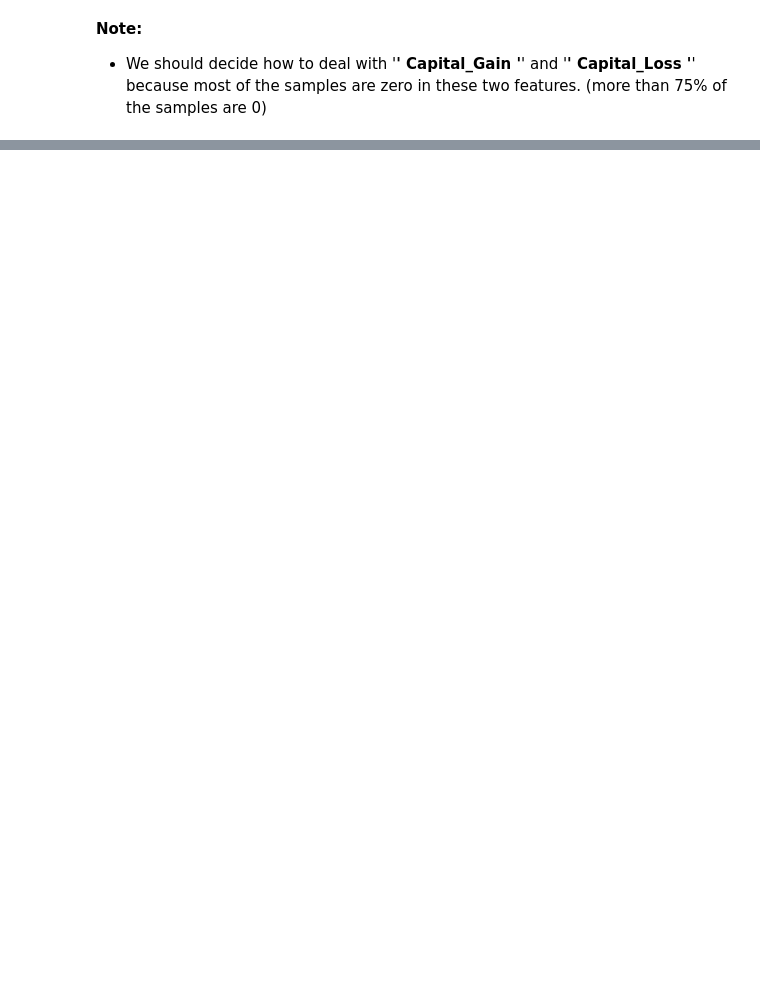
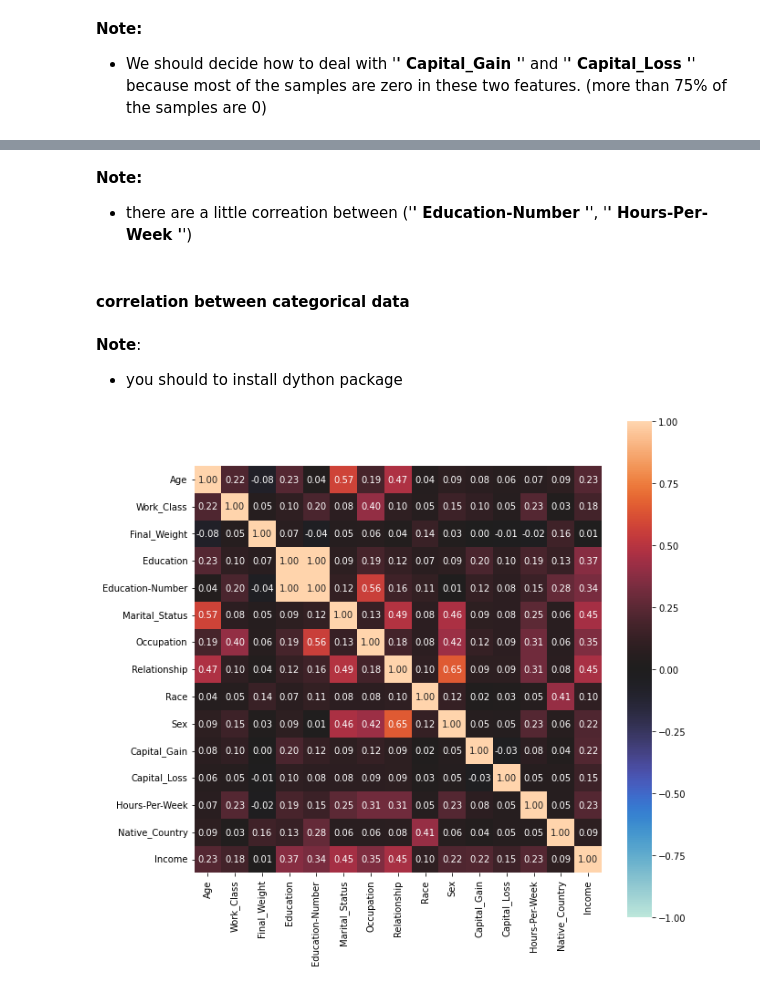
Before and after one commit to ErfanRasti/DataMining-Projects, a Jupyter notebook: ClassificationProject/main.ipynb, the cells around one changed output, grey strips where cells are left out. Saved outputs shown, nothing was run; the diff lists cells and outputs as text; code cells hidden in the pictures; blank space fills up the shorter version.

Commit message:
Obtaining the correlation between the features

```diff
--- a/ClassificationProject/main.ipynb
+++ b/ClassificationProject/main.ipynb
@@ -212,0 +227,13 @@ for x_col in numerical_features:
+# %% [markdown]
+<b>Note:</b>
+- there are a little correation between ('**' Education-Number '**', '**' Hours-Per-Week '**')
+# %% [markdown]
+#### correlation between categorical data
+# %% [markdown]
+ <b>Note</b>:
+- you should to install dython package
+# %%
+from dython.nominal import identify_nominal_columns, associations
+complete_correlation= associations(train_ds, filename= 'complete_correlation.png', figsize=(10,10))
+# %% [output]
+[figure, added]
```
Also changed, not shown: parts of 5 cells of this notebook, 1 other file.
